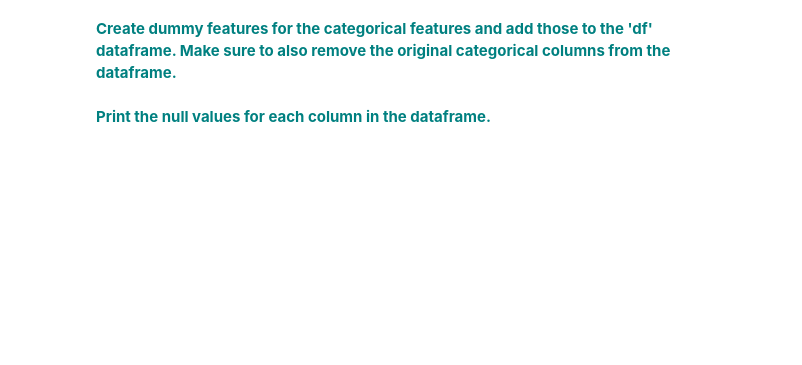
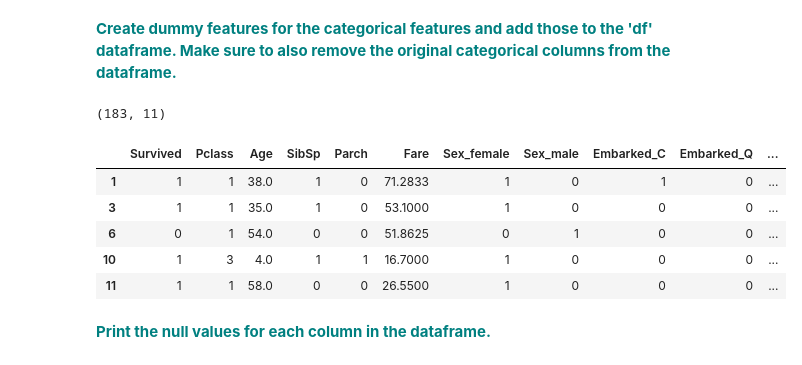
Before and after one commit to Kylehanna/Gradient-Boosting-Case-Study, a Jupyter notebook: Gradient_Boosting_Case_Study.ipynb, the cells around one changed output. Saved outputs shown, nothing was run; the diff lists cells and outputs as text; code cells hidden in the pictures; blank space fills up the shorter version.

```diff
--- a/Gradient_Boosting_Case_Study.ipynb
+++ b/Gradient_Boosting_Case_Study.ipynb
@@ -129,5 +114,8 @@ Now that you have solid understanding of Gradient Boosting in the regression sce
 **<font color='teal'>Use pandas read csv to load in the Titantic data set into a dataframe called df.</font>**
 
 Hint: in this case you can use [dropna()](https://pandas.pydata.org/pandas-docs/stable/reference/api/pandas.DataFrame.dropna.html) to just throw away any incomplete rows. For the purpose of this exercise we will disregard them but obviously in the real world you need to be much more careful and decide how to handle incomplete observations.
+# %%
+df = pd.read_csv('/content/titanic.csv')
+df.dropna(inplace=True)
 # %% [markdown]
 **<font color='teal'>Print the levels of the categorical data using 'select_dtypes'. </font>**
@@ -134,8 +139,16 @@ Hint: in this case you can use [dropna()](https://pandas.pydata.org/pandas-docs/
 # %% [markdown]
 **<font color='teal'>Create dummy features for the categorical features and add those to the 'df' dataframe. Make sure to also remove the original categorical columns from the dataframe.</font>**
 # %%
-df = pd.DataFrame(df.drop(dfo.columns,axis =1)).merge(pd.get_dummies(dfo.drop(['Name','Cabin','Ticket'],axis =1)),left_index=True,right_index=True).drop(['PassengerId'],axis =1)
+df = pd.DataFrame(df.drop(df.columns,axis =1)).merge(pd.get_dummies(df.drop(['Name','Cabin','Ticket'],axis =1)),left_index=True,right_index=True).drop(['PassengerId'],axis =1)
 print(df.shape)
 df.head()
+# %% [output]
+(183, 11)
+|  | Survived | Pclass | Age | SibSp | Parch | Fare | Sex_female | Sex_male | Embarked_C | Embarked_Q | ... |
+| 1 | 1 | 1 | 38.0 | 1 | 0 | 71.2833 | 1 | 0 | 1 | 0 | ... |
+| 3 | 1 | 1 | 35.0 | 1 | 0 | 53.1000 | 1 | 0 | 0 | 0 | ... |
+| 6 | 0 | 1 | 54.0 | 0 | 0 | 51.8625 | 0 | 1 | 0 | 0 | ... |
+| 10 | 1 | 3 | 4.0 | 1 | 1 | 16.7000 | 1 | 0 | 0 | 0 | ... |
+| 11 | 1 | 1 | 58.0 | 0 | 0 | 26.5500 | 1 | 0 | 0 | 0 | ... |
 # %% [markdown]
 **<font color='teal'>Print the null values for each column in the dataframe.</font>**
```
Also changed, not shown: parts of 14 cells of this notebook.
